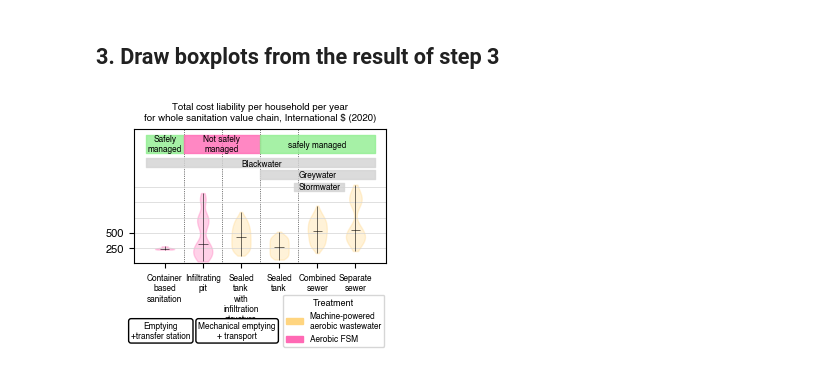
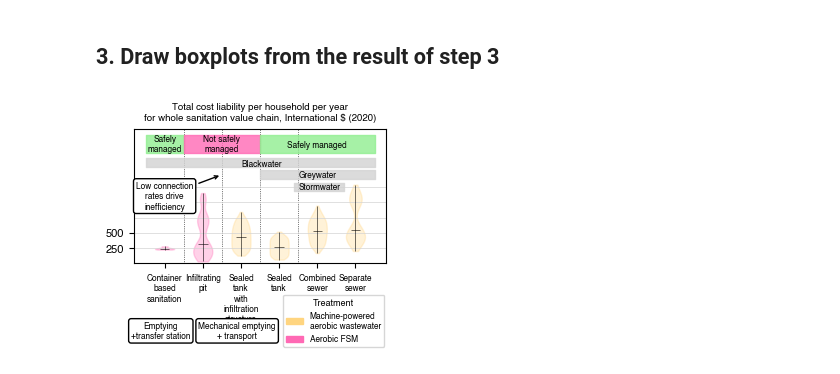
Before and after one commit to JinIgarashi/cactus-narok-figures, a Jupyter notebook: TOC.ipynb, the cells around one changed output. Cells and saved outputs as stored; diff of their text form; code cells hidden in the pictures.

```diff
--- a/TOC.ipynb
+++ b/TOC.ipynb
@@ -407,33 +407,40 @@ ax.fill_between([4.4, 5.7], 1180, 1320, color='lightgray', alpha=0.8)
 
 ax.text(1, 1950, 'Safely\nmanaged', fontsize=6, ha='center', va='center')
 ax.text(2.5, 1950, 'Not safely\nmanaged', fontsize=6, ha='center', va='center')
-ax.text(5.0, 1930, 'safely managed', fontsize=6, ha='center', va='center')
+ax.text(5.0, 1930, 'Safely managed', fontsize=6, ha='center', va='center')
 
 ax.text(3, 1630, 'Blackwater', fontsize=6, ha='left', va='center')
 ax.text(4.5, 1450, 'Greywater', fontsize=6, ha='left', va='center')
 ax.text(4.5, 1250, 'Stormwater', fontsize=6, ha='left', va='center')
 
 
 # draw legend
 legend_labels = [
     'Machine-powered\naerobic wastewater',
     'Aerobic FSM',
 ]
 legend_colors = [colors[0], colors[2]]
 legend_patches = [mpatches.Patch(color=color, label=label) for color, label in zip(legend_colors, legend_labels)]
 legend = ax.legend(handles=legend_patches, loc='upper right', fontsize=6, bbox_to_anchor=(1.01, -0.2))
 legend.set_title("Treatment", prop={'size': 6.5})
 
 plt.title('Total cost liability per household per year\nfor whole sanitation value chain, International $ (2020)', fontsize=7)
 
 bbox_props = dict(boxstyle='round', facecolor='white', edgecolor='black', alpha=1.0)
 
 ax.text(0.9, -1100, 'Emptying\n+transfer station', fontsize=6, ha='center', va='center', bbox=bbox_props)
 ax.text(2.9, -1100, 'Mechanical emptying\n+ transport', fontsize=6, ha='center', va='center', bbox=bbox_props)
 
+from matplotlib.patches import FancyArrowPatch
+
+plt.annotate("Low connection\nrates drive\ninefficiency", (2.5, 1450),
+             xytext=(1.2, 1100),
+             arrowprops=dict(arrowstyle="->"),
+             fontsize=6, ha='center', va='center', bbox=bbox_props)
+
 # save figures as PDF and PNG
 plt.savefig(file_path, format="pdf", dpi=dpi, transparent=True, bbox_inches='tight')
 plt.savefig(f"{file_path}.png", format="png", dpi=dpi, transparent=True, bbox_inches='tight')
 plt.show()
 # %% [output]
-[figure, old version]
+[figure, new version]
```
Also changed, not shown: 2 other files.
